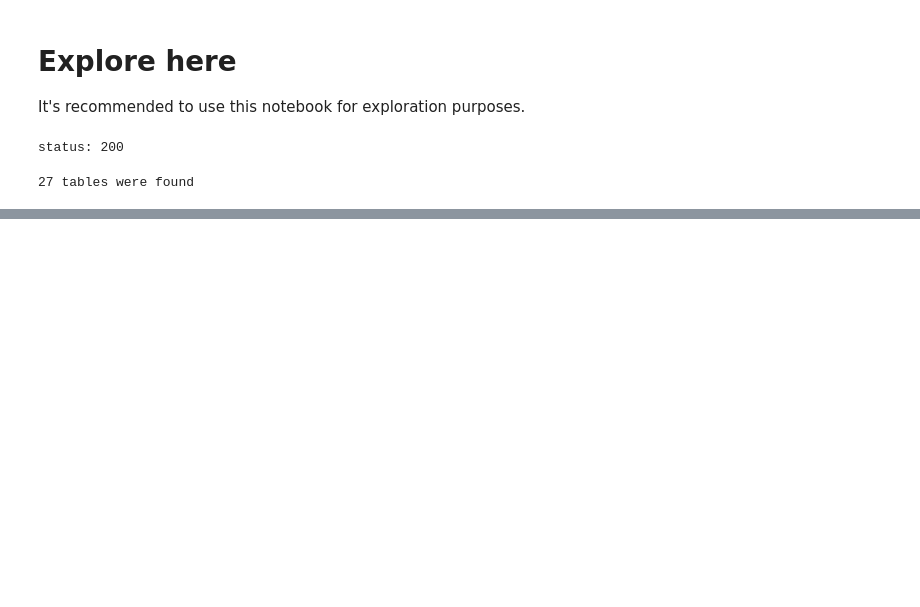
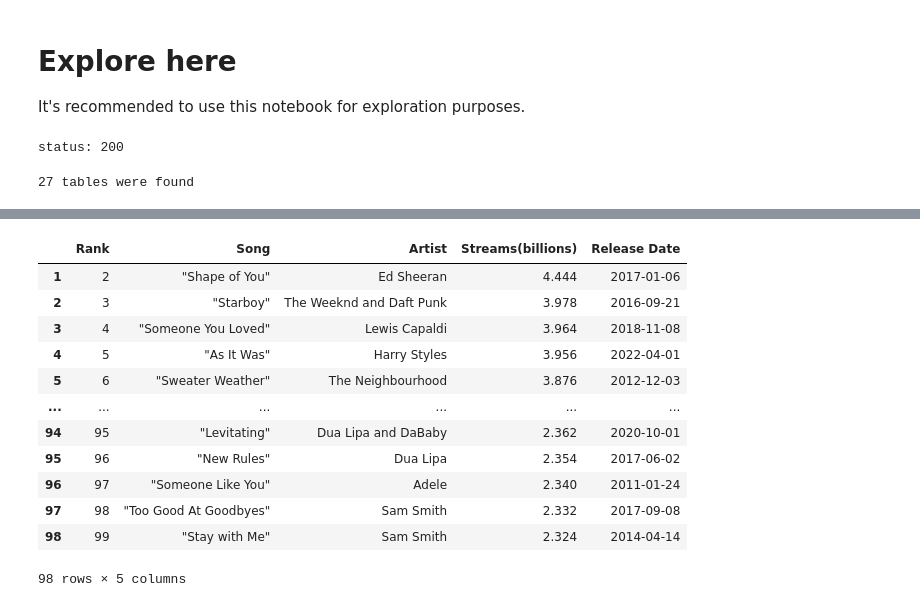
Before and after one commit to 4GeeksAcademy/Porter-s-web-scrapping-project, a Jupyter notebook: src/explore.ipynb, the cells around one changed output, grey strips where cells are left out. Saved outputs shown, nothing was run; the diff lists cells and outputs as text; code cells hidden in the pictures; blank space fills up the shorter version.

```diff
--- a/src/explore.ipynb
+++ b/src/explore.ipynb
@@ -28,0 +54,26 @@ print(f"{len(table)} tables were found")
+# %%
+# Create new data frame with an updated "Release Date" column to look more succinct
+
+df.columns = ["Rank", "Song", "Artist", "Streams(billions)", "Release Date"]
+df = df.iloc[:-1]
+
+df = df.copy()
+
+df["Release Date"] = pd.to_datetime(df["Release Date"])
+df["Streams(billions)"] = df["Streams(billions)"].astype(float)
+
+df
+# %% [output]
+|  | Rank | Song | Artist | Streams(billions) | Release Date |
+| 1 | 2 | "Shape of You" | Ed Sheeran | 4.444 | 2017-01-06 |
+| 2 | 3 | "Starboy" | The Weeknd and Daft Punk | 3.978 | 2016-09-21 |
+| 3 | 4 | "Someone You Loved" | Lewis Capaldi | 3.964 | 2018-11-08 |
+| 4 | 5 | "As It Was" | Harry Styles | 3.956 | 2022-04-01 |
+| 5 | 6 | "Sweater Weather" | The Neighbourhood | 3.876 | 2012-12-03 |
+| ... | ... | ... | ... | ... | ... |
+| 94 | 95 | "Levitating" | Dua Lipa and DaBaby | 2.362 | 2020-10-01 |
+| 95 | 96 | "New Rules" | Dua Lipa | 2.354 | 2017-06-02 |
+| 96 | 97 | "Someone Like You" | Adele | 2.340 | 2011-01-24 |
+| 97 | 98 | "Too Good At Goodbyes" | Sam Smith | 2.332 | 2017-09-08 |
+| 98 | 99 | "Stay with Me" | Sam Smith | 2.324 | 2014-04-14 |
+98 rows × 5 columns
```
Also changed, not shown: parts of 4 cells of this notebook, 1 other file.
